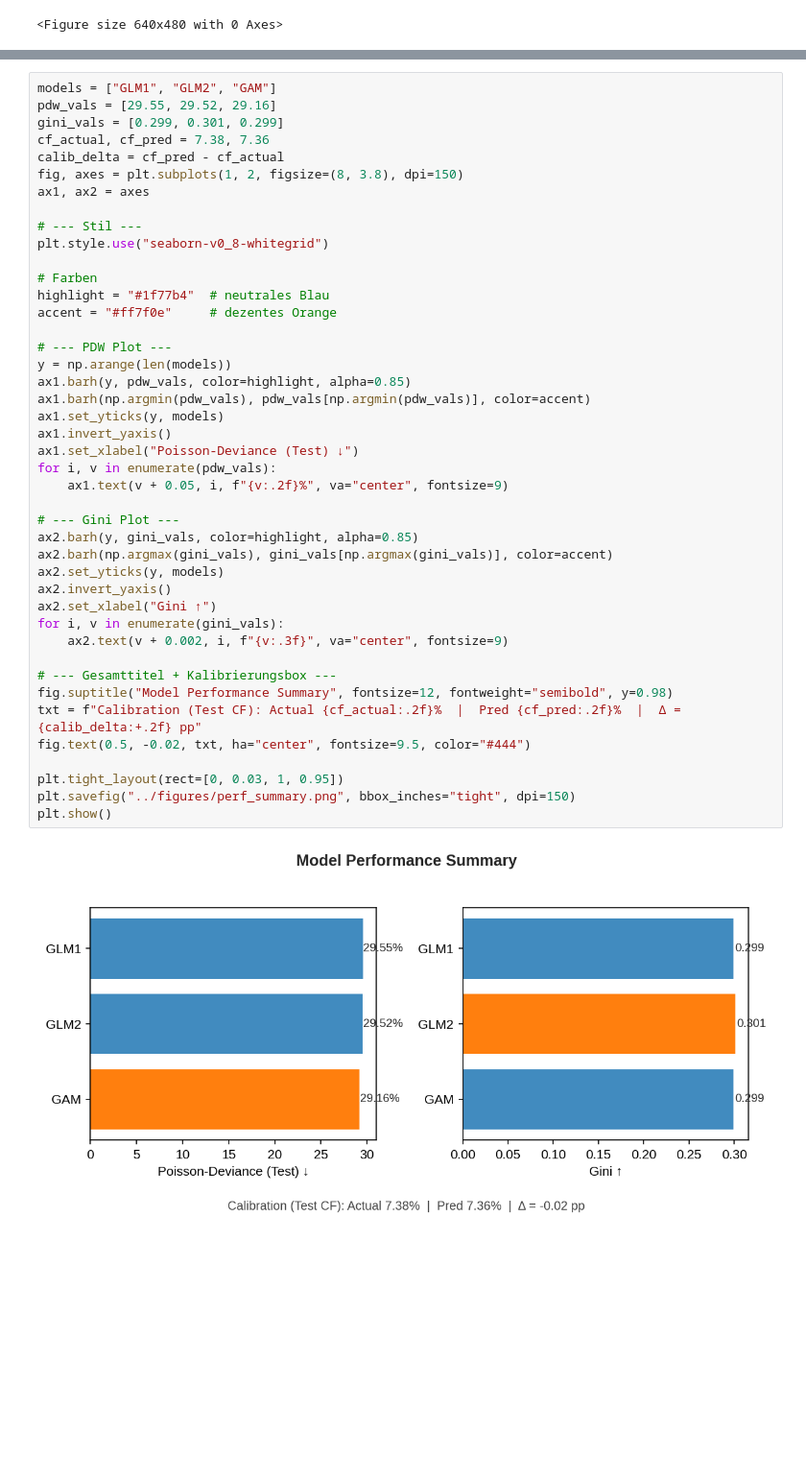
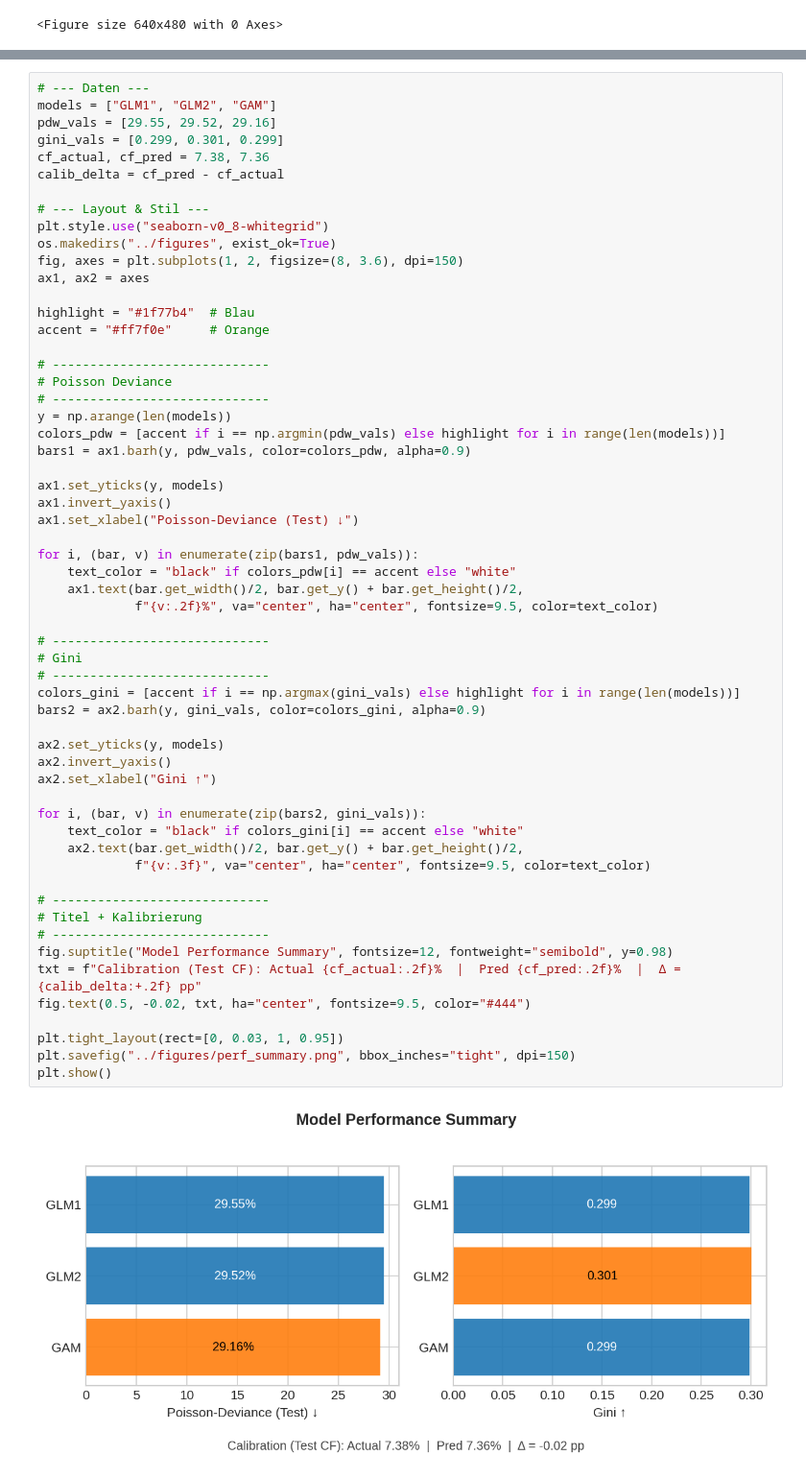
Before and after one commit to FisherSteve/freMTPL2-pricing, a Jupyter notebook: notebooks/03_glm_gam_boosting.ipynb, the cells around one changed output, grey strips where cells are left out. Shown at 96% size. Drawn from its saved outputs; the diff is of its cells as text; blank space fills up the shorter version.

```diff
--- a/notebooks/03_glm_gam_boosting.ipynb
+++ b/notebooks/03_glm_gam_boosting.ipynb
@@ -686,47 +686,62 @@ Gini (GLM2): 0.301
 Gini (GAM):  0.299
 [figure]
 # %%
+# --- Daten ---
 models = ["GLM1", "GLM2", "GAM"]
 pdw_vals = [29.55, 29.52, 29.16]
 gini_vals = [0.299, 0.301, 0.299]
 cf_actual, cf_pred = 7.38, 7.36
 calib_delta = cf_pred - cf_actual
-fig, axes = plt.subplots(1, 2, figsize=(8, 3.8), dpi=150)
+
+# --- Layout & Stil ---
+plt.style.use("seaborn-v0_8-whitegrid")
+os.makedirs("../figures", exist_ok=True)
+fig, axes = plt.subplots(1, 2, figsize=(8, 3.6), dpi=150)
 ax1, ax2 = axes
 
-# --- Stil ---
-plt.style.use("seaborn-v0_8-whitegrid")
+highlight = "#1f77b4"  # Blau
+accent = "#ff7f0e"     # Orange
 
-# Farben
-highlight = "#1f77b4"  # neutrales Blau
-accent = "#ff7f0e"     # dezentes Orange
+# -----------------------------
+# Poisson Deviance
+# -----------------------------
+y = np.arange(len(models))
+colors_pdw = [accent if i == np.argmin(pdw_vals) else highlight for i in range(len(models))]
+bars1 = ax1.barh(y, pdw_vals, color=colors_pdw, alpha=0.9)
 
-# --- PDW Plot ---
-y = np.arange(len(models))
-ax1.barh(y, pdw_vals, color=highlight, alpha=0.85)
-ax1.barh(np.argmin(pdw_vals), pdw_vals[np.argmin(pdw_vals)], color=accent)
 ax1.set_yticks(y, models)
 ax1.invert_yaxis()
 ax1.set_xlabel("Poisson-Deviance (Test) ↓")
-for i, v in enumerate(pdw_vals):
-    ax1.text(v + 0.05, i, f"{v:.2f}%", va="center", fontsize=9)
 
-# --- Gini Plot ---
-ax2.barh(y, gini_vals, color=highlight, alpha=0.85)
-ax2.barh(np.argmax(gini_vals), gini_vals[np.argmax(gini_vals)], color=accent)
+for i, (bar, v) in enumerate(zip(bars1, pdw_vals)):
+    text_color = "black" if colors_pdw[i] == accent else "white"
+    ax1.text(bar.get_width()/2, bar.get_y() + bar.get_height()/2,
+             f"{v:.2f}%", va="center", ha="center", fontsize=9.5, color=text_color)
+
+# -----------------------------
+# Gini
+# -----------------------------
+colors_gini = [accent if i == np.argmax(gini_vals) else highlight for i in range(len(models))]
+bars2 = ax2.barh(y, gini_vals, color=colors_gini, alpha=0.9)
+
 ax2.set_yticks(y, models)
 ax2.invert_yaxis()
 ax2.set_xlabel("Gini ↑")
-for i, v in enumerate(gini_vals):
-    ax2.text(v + 0.002, i, f"{v:.3f}", va="center", fontsize=9)
 
-# --- Gesamttitel + Kalibrierungsbox ---
+for i, (bar, v) in enumerate(zip(bars2, gini_vals)):
+    text_color = "black" if colors_gini[i] == accent else "white"
+    ax2.text(bar.get_width()/2, bar.get_y() + bar.get_height()/2,
+             f"{v:.3f}", va="center", ha="center", fontsize=9.5, color=text_color)
+
+# -----------------------------
+# Titel + Kalibrierung
+# -----------------------------
 fig.suptitle("Model Performance Summary", fontsize=12, fontweight="semibold", y=0.98)
 txt = f"Calibration (Test CF): Actual {cf_actual:.2f}%  |  Pred {cf_pred:.2f}%  |  Δ = {calib_delta:+.2f} pp"
 fig.text(0.5, -0.02, txt, ha="center", fontsize=9.5, color="#444")
 
 plt.tight_layout(rect=[0, 0.03, 1, 0.95])
 plt.savefig("../figures/perf_summary.png", bbox_inches="tight", dpi=150)
 plt.show()
 # %% [output]
-[figure, old version]
+[figure, new version]
```
Also changed, not shown: parts of 1 cell of this notebook.
